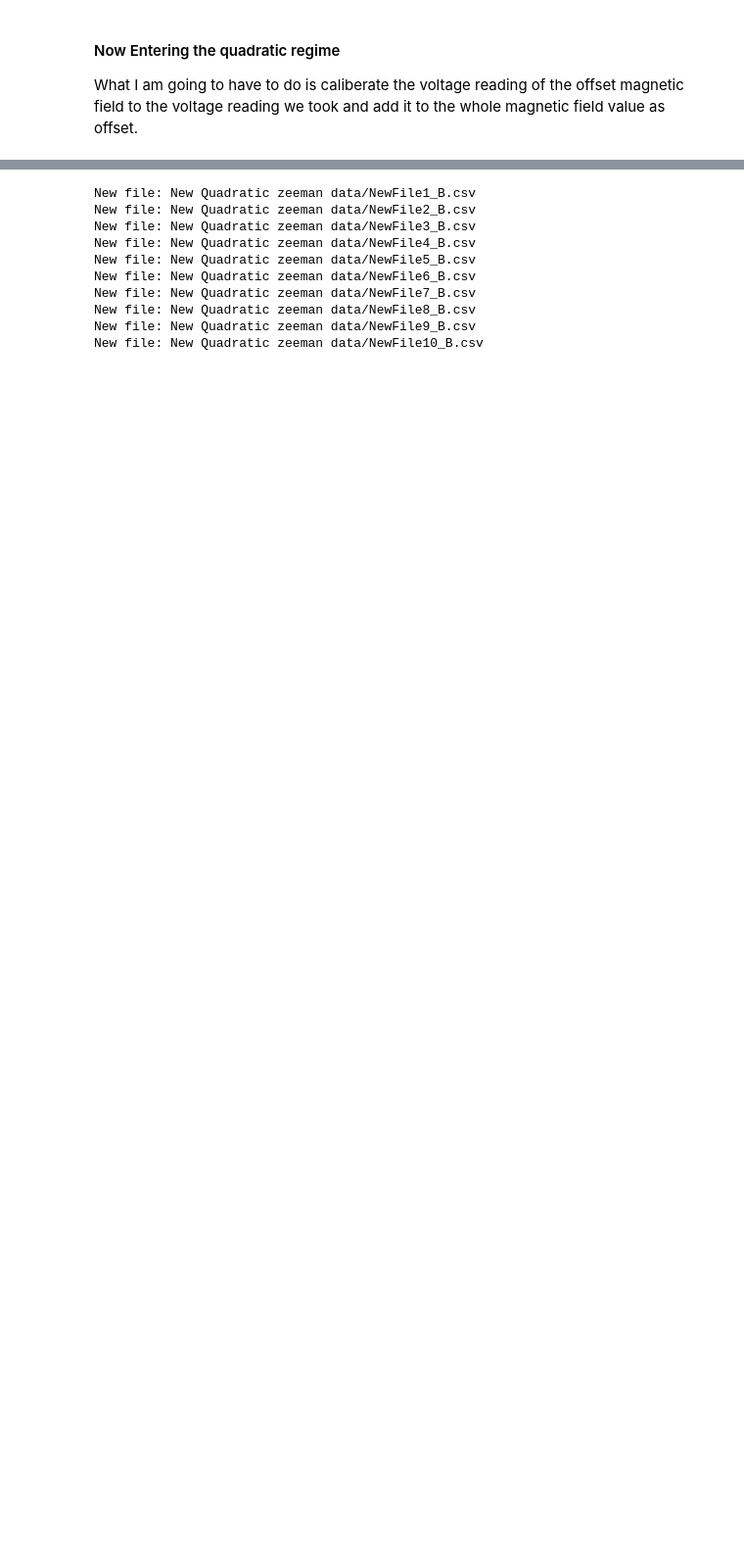
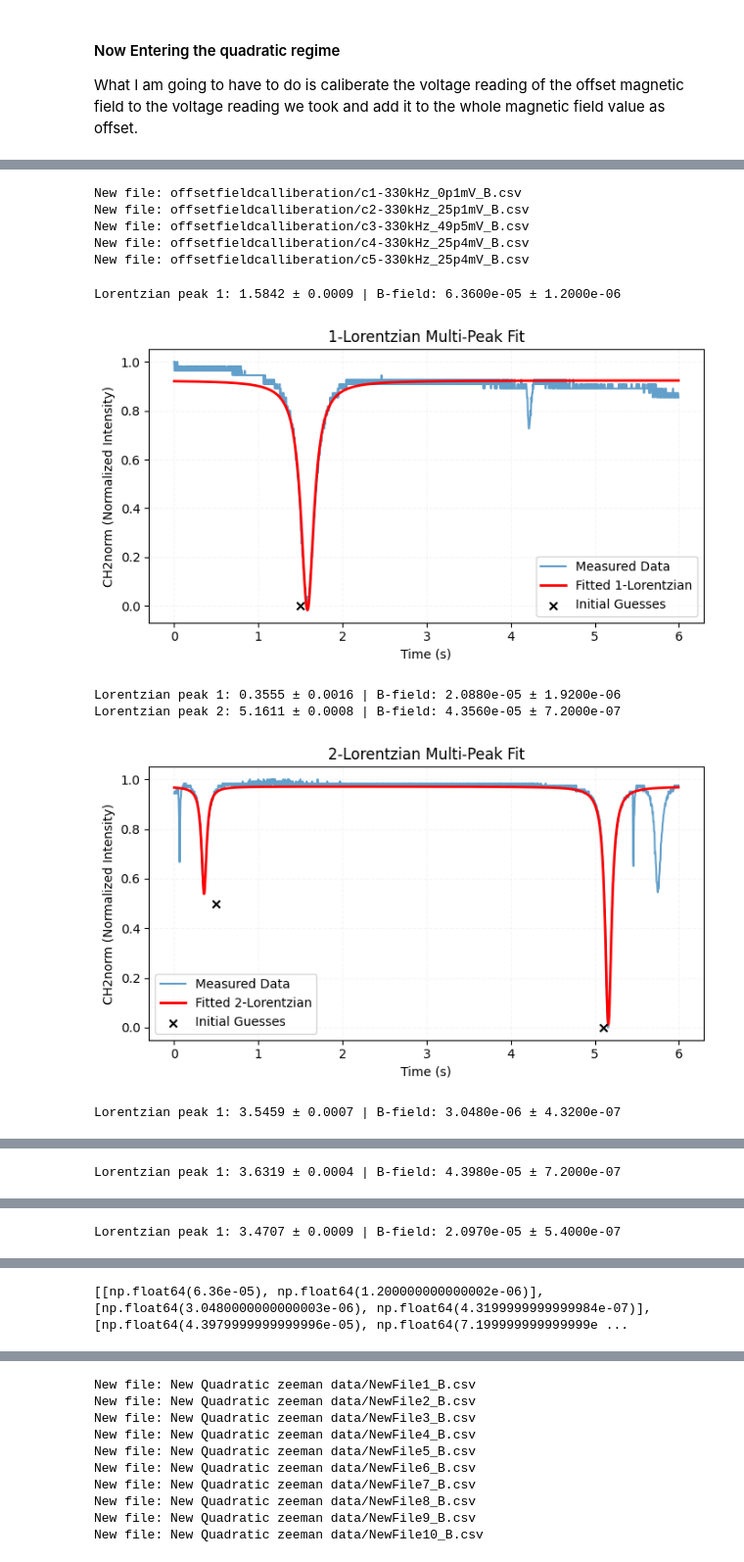
Before and after one commit to imathrock/Optical_Pumping, a Jupyter notebook: DA.ipynb, the cells around one changed output, grey strips where cells are left out. Shown at 98% size. Drawn from its saved outputs; the diff is of its cells as text; code cells hidden in the pictures; blank space fills up the shorter version.

```diff
--- a/DA.ipynb
+++ b/DA.ipynb
@@ -599,0 +384,42 @@ plt.show()
+# %%
+# Converting the sweep values to b field values:
+def add_magnetic_field(filename):
+    ItB = (0.6*1e-4)#Teslas
+    header_info = pd.read_csv(filename, skiprows=1, nrows=1, header=None)
+    timeconst = float(header_info.iloc[0, 4])
+    df = pd.read_csv(filename, skiprows=2, usecols=[0, 1, 2], names=["Sequence", "CH1", "CH2"])
+    df["Bfield"] = (df["CH1"]*ItB)
+    df["CH2norm"] = (df["CH2"] - min(df["CH2"]))/(max(df["CH2"])-min(df["CH2"]))
+    df["time"] = df["Sequence"]*timeconst
+    filename, ext = os.path.splitext(filename)
+    new_filename = f"{filename}_B{ext}"
+    df.to_csv(new_filename, index=False)
+    print("New file:",new_filename)
+    return df
+# %%
+c1 = add_magnetic_field("offsetfieldcalliberation/c1-330kHz_0p1mV.csv")
+c2 = add_magnetic_field("offsetfieldcalliberation/c2-330kHz_25p1mV.csv")
+c3 = add_magnetic_field("offsetfieldcalliberation/c3-330kHz_49p5mV.csv")
+c4 = add_magnetic_field("offsetfieldcalliberation/c4-330kHz_25p4mV.csv")
+c5 = add_magnetic_field("offsetfieldcalliberation/c5-330kHz_25p4mV.csv")
+# %% [output]
+New file: offsetfieldcalliberation/c1-330kHz_0p1mV_B.csv
+New file: offsetfieldcalliberation/c2-330kHz_25p1mV_B.csv
+New file: offsetfieldcalliberation/c3-330kHz_49p5mV_B.csv
+New file: offsetfieldcalliberation/c4-330kHz_25p4mV_B.csv
+New file: offsetfieldcalliberation/c5-330kHz_25p4mV_B.csv
+# %%
+copt = []
+fit_lorentzians(c1,[1.0,0.0,1.5,0.001],1,copt)
+fit_lorentzians(c2,[1.0,0.5,0.5,0.001,0.0,5.1,0.001],2)
+fit_lorentzians(c3,[1.0,0.0,3.5,0.001],1,copt)
+fit_lorentzians(c4,[1.0,0.0,3.5,0.001],1,copt)
+fit_lorentzians(c5,[1.0,0.0,3.5,0.001],1,copt)
+print(copt)
+# %% [output]
+Lorentzian peak 1: 1.5842 ± 0.0009 | B-field: 6.3600e-05 ± 1.2000e-06
+[figure, added]
+Lorentzian peak 1: 0.3555 ± 0.0016 | B-field: 2.0880e-05 ± 1.9200e-06
+Lorentzian peak 2: 5.1611 ± 0.0008 | B-field: 4.3560e-05 ± 7.2000e-07
+[figure, added]
+Lorentzian peak 1: 3.5459 ± 0.0007 | B-field: 3.0480e-06 ± 4.3200e-07
@@ -599,0 +427 @@ plt.show()
+Lorentzian peak 1: 3.6319 ± 0.0004 | B-field: 4.3980e-05 ± 7.2000e-07
@@ -599,0 +429 @@ plt.show()
+Lorentzian peak 1: 3.4707 ± 0.0009 | B-field: 2.0970e-05 ± 5.4000e-07
@@ -599,0 +431 @@ plt.show()
+[[np.float64(6.36e-05), np.float64(1.200000000000002e-06)], [np.float64(3.0480000000000003e-06), np.float64(4.3199999999999984e-07)], [np.float64(4.3979999999999996e-05), np.float64(7.199999999999999e ...
```
Also changed, not shown: parts of 32 cells of this notebook, 21 other files.
